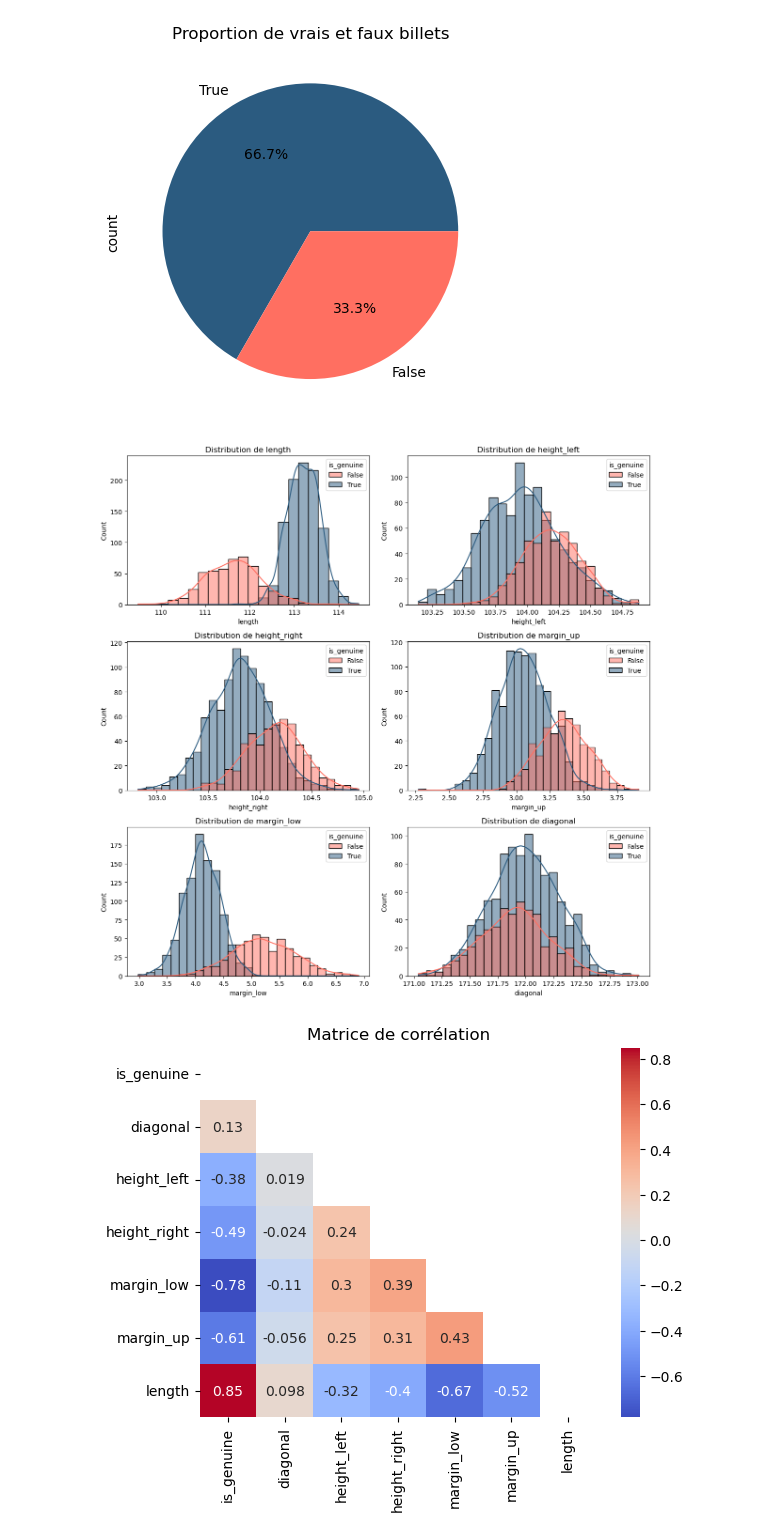
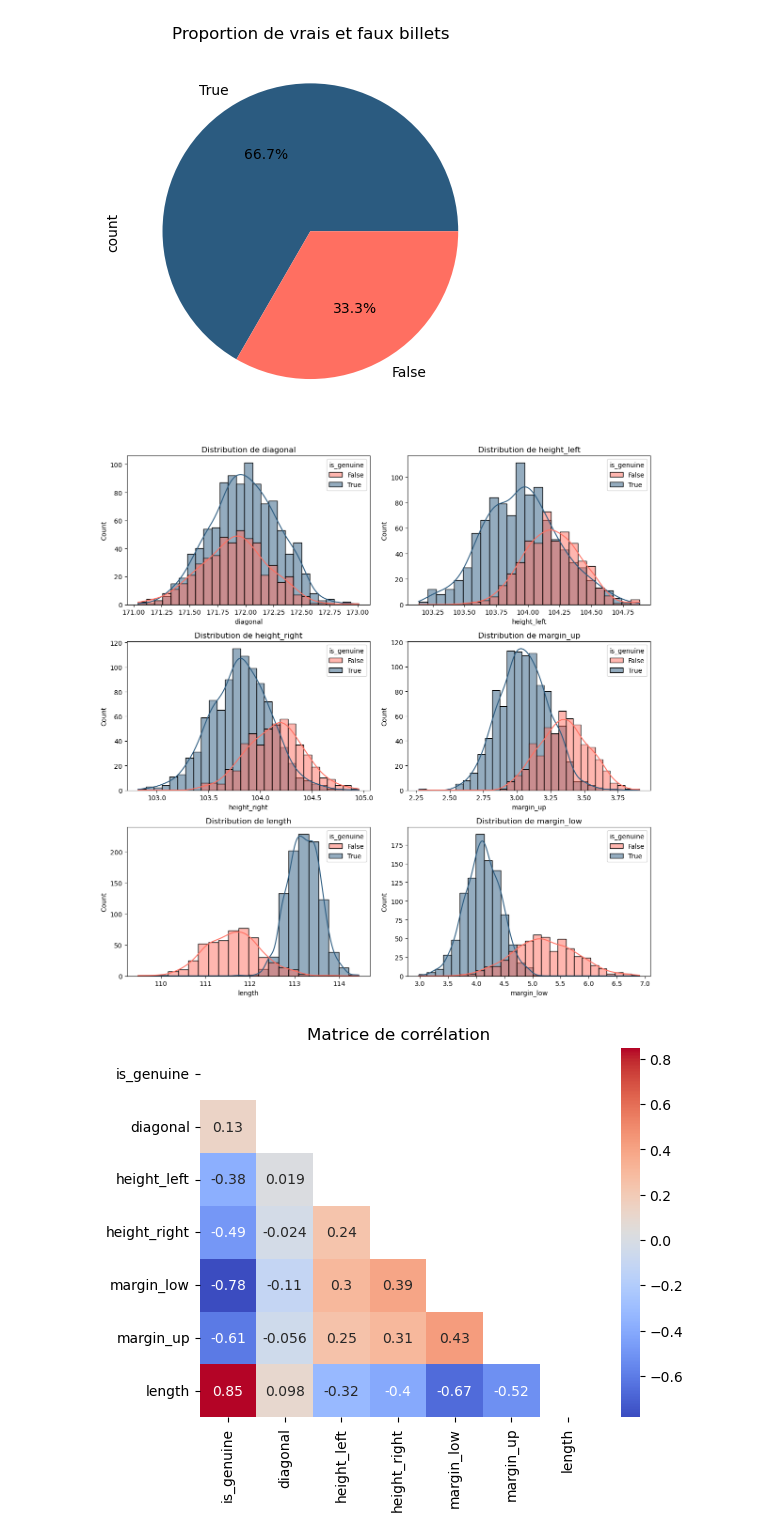
Before and after one commit to obenmaha/App-d-tection-faux-billet, a Jupyter notebook: Analyse notebook with all data.ipynb, the cells around one changed output. Drawn from its saved outputs; the diff is of its cells as text; code cells hidden in the pictures.

```diff
--- a/Analyse notebook with all data.ipynb
+++ b/Analyse notebook with all data.ipynb
@@ -74,13 +74,14 @@ Name: count, dtype: int64
 # %%
 fig, axes = plt.subplots(3, 2, figsize=(12, 12))
 axes = axes.flatten()  # Aplatit la matrice d'axes pour faciliter l'accès
+variables = ['diagonal', 'height_left','height_right','margin_up','length','margin_low']
 
 for i, variable in enumerate(variables):
     sns.histplot(data, x=variable, hue='is_genuine', kde=True, ax=axes[i], palette=['#FF6F61','#2B5B80'])
     axes[i].set_title(f"Distribution de {variable}")
 
 plt.tight_layout()
 plt.show()
 # %% [output]
-[figure, old version]
+[figure, new version]
 # %%
```
Also changed, not shown: parts of 22 cells of this notebook.
